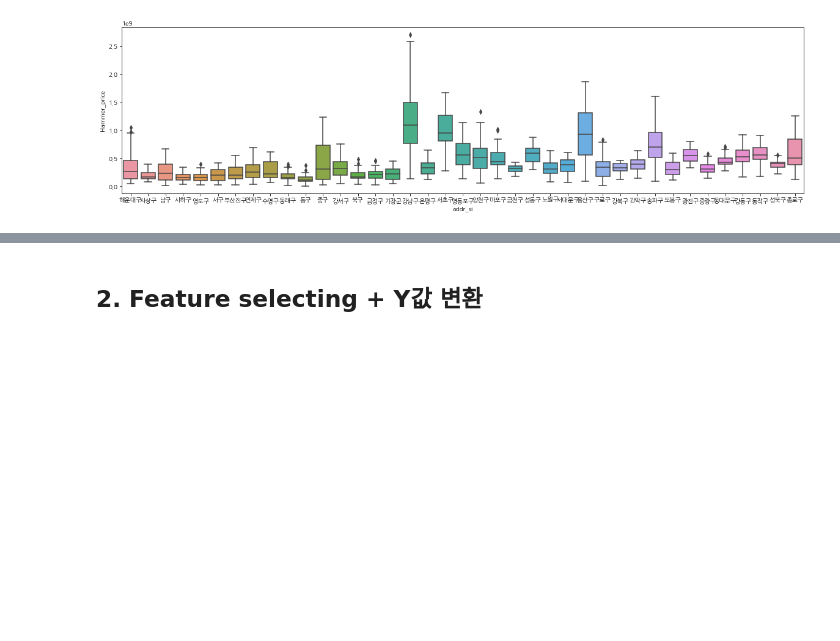
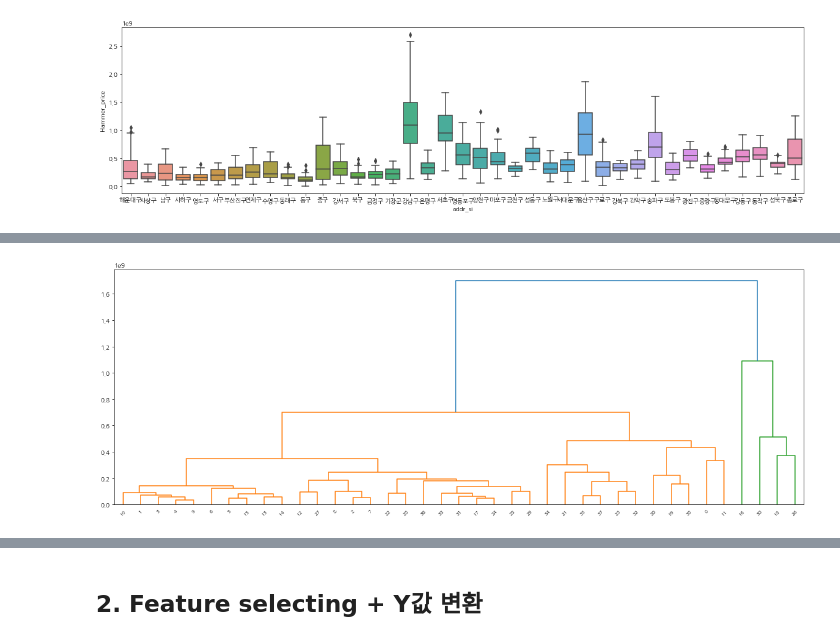
Before and after one commit to whdbfla6/ESC-21SPRING-FINAL, a Jupyter notebook: EDA/pre_EDA.ipynb, the cells around one changed output, grey strips where cells are left out. Cells and saved outputs as stored; diff of their text form; code cells hidden in the pictures; blank space fills up the shorter version.

```diff
--- a/EDA/pre_EDA.ipynb
+++ b/EDA/pre_EDA.ipynb
@@ -103,2 +105,13 @@ sns.boxplot(x='addr_si',y='Hammer_price',data=data)
 # %%
 data = data.drop(['index'],axis=1)
+# %%
+def get_quantile(data):
+    q1, q2, q3 = np.percentile(data,[25,50,75])
+    return [min(data),q1,q2,q3,max(data)]
+# %%
+df = pd.DataFrame(columns=['min','q1','q2','q3','max'])
+for i in tmp:
+    price = data[data['addr_si']==i]['Hammer_price']
+    df = df.append(pd.Series(get_quantile(price),index=df.columns),ignore_index=True)
+# %%
+df['addr_si'] = tmp
@@ -104,0 +131,7 @@ data = data.drop(['index'],axis=1)
+# %%
+plt.figure(figsize=(20,7))
+plt.rc('axes', labelsize=15)
+plt.rc('xtick', labelsize=15)
+dent = shc.dendrogram(shc.linkage(df.iloc[:,:-1],method='average'))
+# %% [output]
+[figure, added]
```
Also changed, not shown: parts of 13 cells of this notebook.
